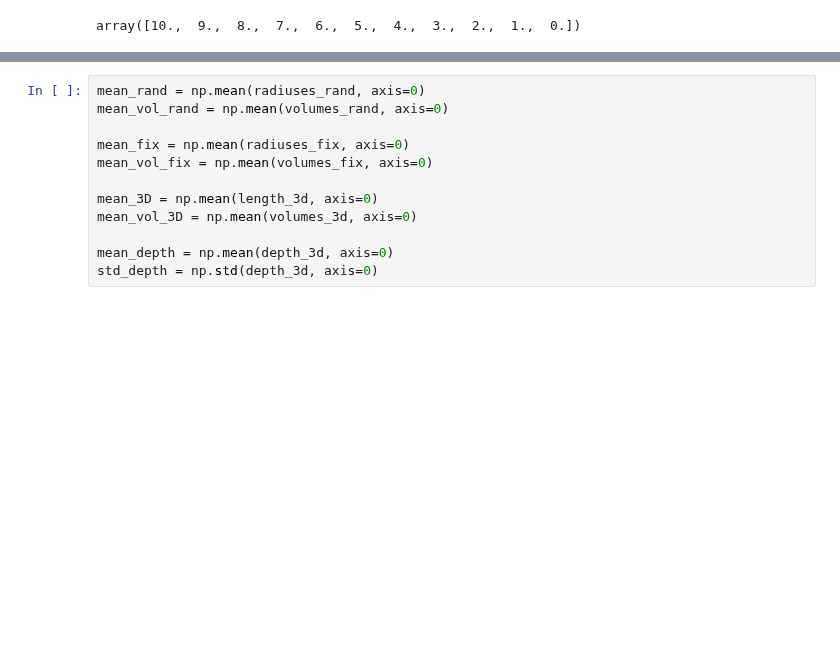
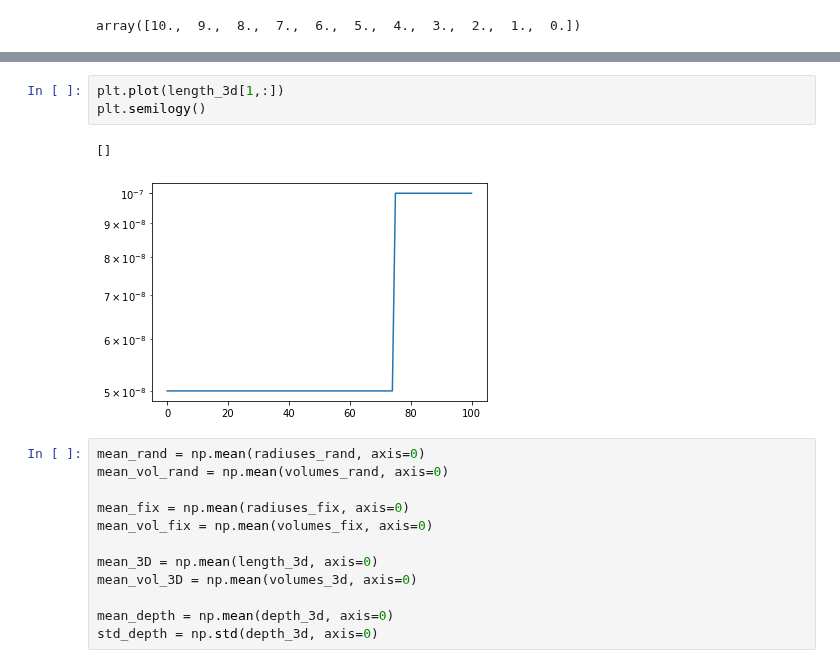
Before and after one commit to OceanParcels/Backtracking_Abyssal_Nanoplastics, a Jupyter notebook: notebooks/Reverse-fragmentation.ipynb, the cells around one changed output, grey strips where cells are left out. Drawn from its saved outputs; the diff is of its cells as text; blank space fills up the shorter version.

```diff
--- a/notebooks/Reverse-fragmentation.ipynb
+++ b/notebooks/Reverse-fragmentation.ipynb
@@ -166,6 +174,12 @@ for i in range(N-1):
 
     length_3d[:, i+1] = frag_vec(l, dt, frag_timescale, '3D')
     volumes_3d[:, i+1] = length_3d[:, i+1]**3
+# %%
+plt.plot(length_3d[1,:])
+plt.semilogy()
+# %% [output]
+[]
+[figure, added]
 # %%
 mean_rand = np.mean(radiuses_rand, axis=0)
 mean_vol_rand = np.mean(volumes_rand, axis=0)
```
Also changed, not shown: parts of 15 cells of this notebook, 2 other files.
